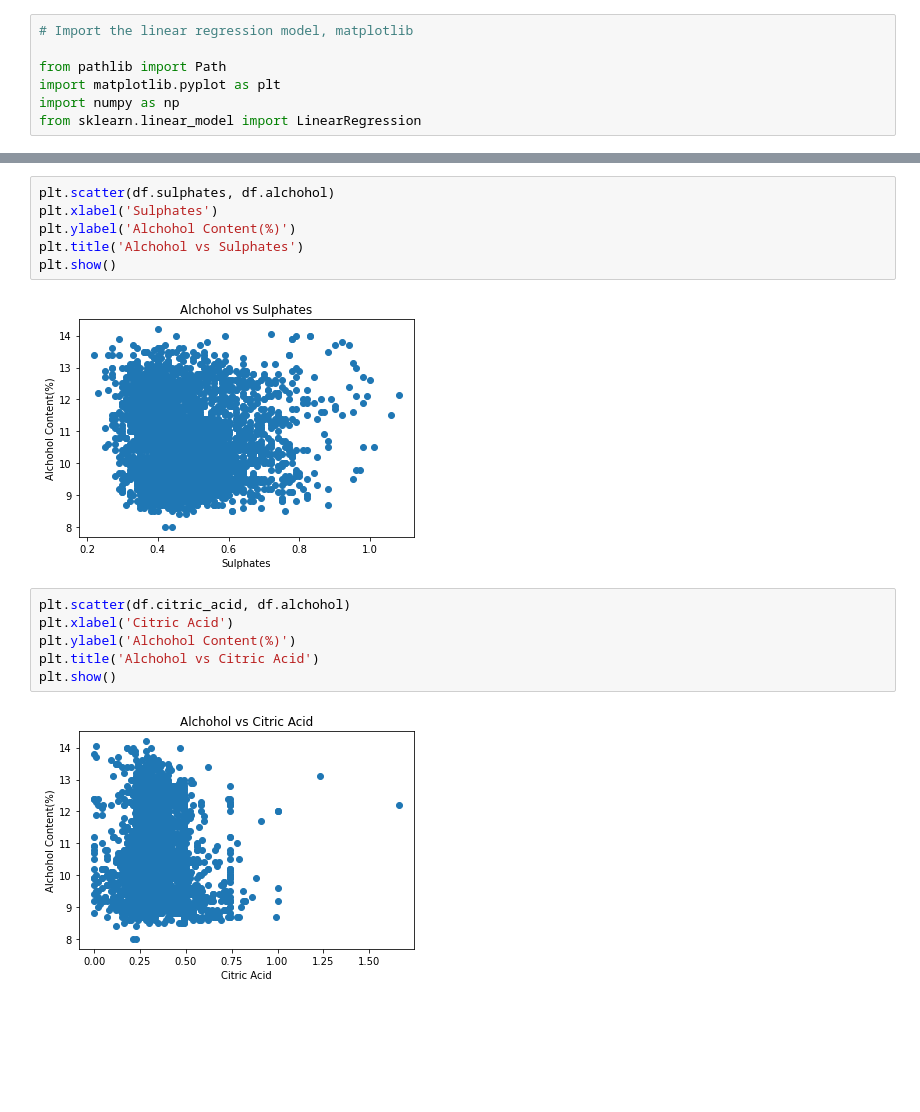
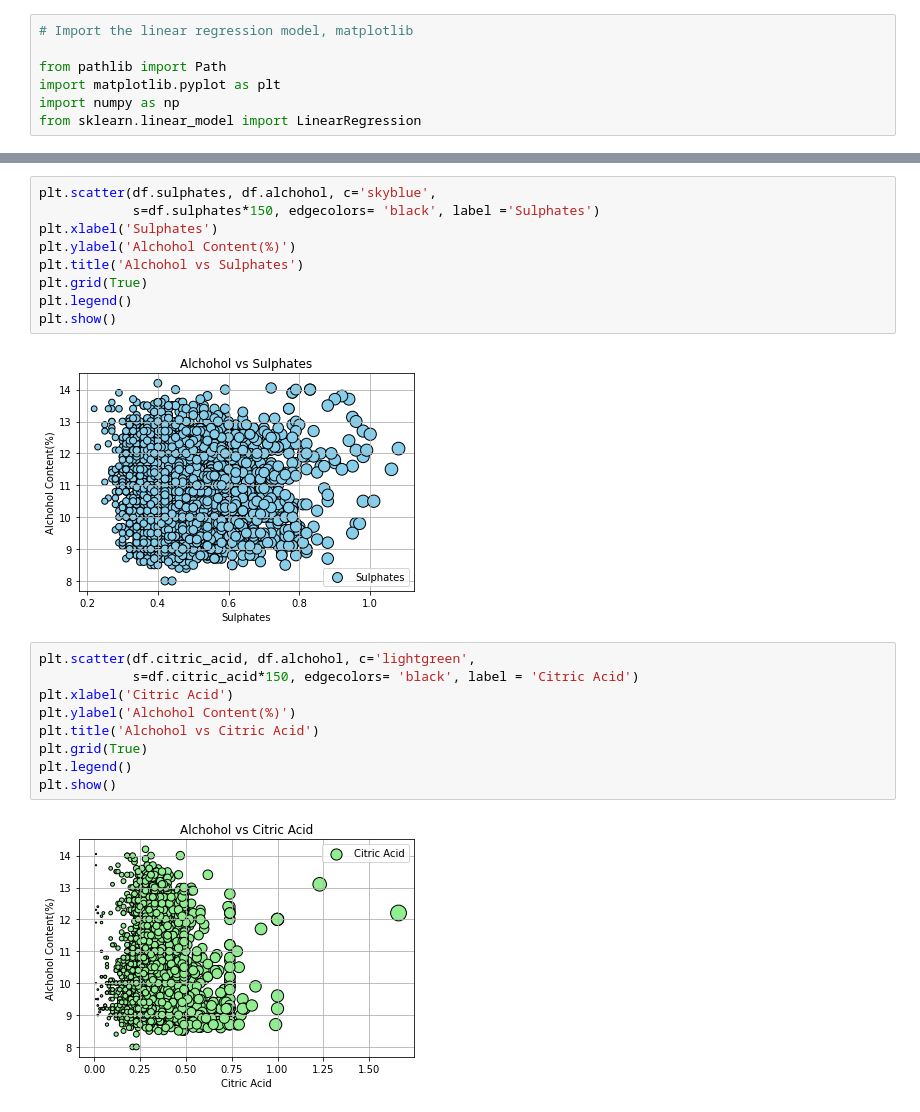
Before and after one commit to briannaso/Wine_Quality_Analysis, a Jupyter notebook: Deliverable 3.1.ipynb, the cells around one changed output, grey strips where cells are left out. Saved outputs shown, nothing was run; the diff lists cells and outputs as text; blank space fills up the shorter version.

```diff
--- a/Deliverable 3.1.ipynb
+++ b/Deliverable 3.1.ipynb
@@ -85,17 +101,23 @@ plt.show()
 # %%
-plt.scatter(df.sulphates, df.alchohol)
+plt.scatter(df.sulphates, df.alchohol, c='skyblue',
+            s=df.sulphates*150, edgecolors= 'black', label ='Sulphates')
 plt.xlabel('Sulphates')
 plt.ylabel('Alchohol Content(%)')
 plt.title('Alchohol vs Sulphates')
+plt.grid(True)
+plt.legend()
 plt.show()
 # %% [output]
-[figure, old version]
+[figure, new version]
 # %%
-plt.scatter(df.citric_acid, df.alchohol)
+plt.scatter(df.citric_acid, df.alchohol, c='lightgreen',
+            s=df.citric_acid*150, edgecolors= 'black', label = 'Citric Acid')
 plt.xlabel('Citric Acid')
 plt.ylabel('Alchohol Content(%)')
 plt.title('Alchohol vs Citric Acid')
+plt.grid(True)
+plt.legend()
 plt.show()
 # %% [output]
-[figure, old version]
+[figure, new version]
 # %%
```
Also changed, not shown: parts of 8 cells of this notebook, 1 other file.
